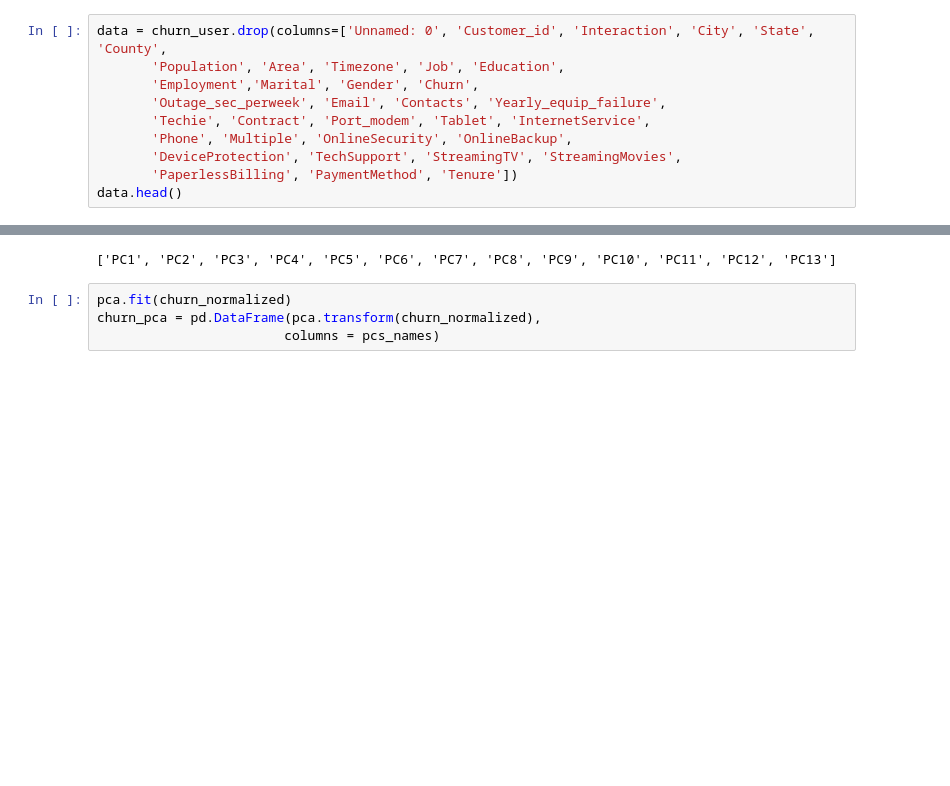
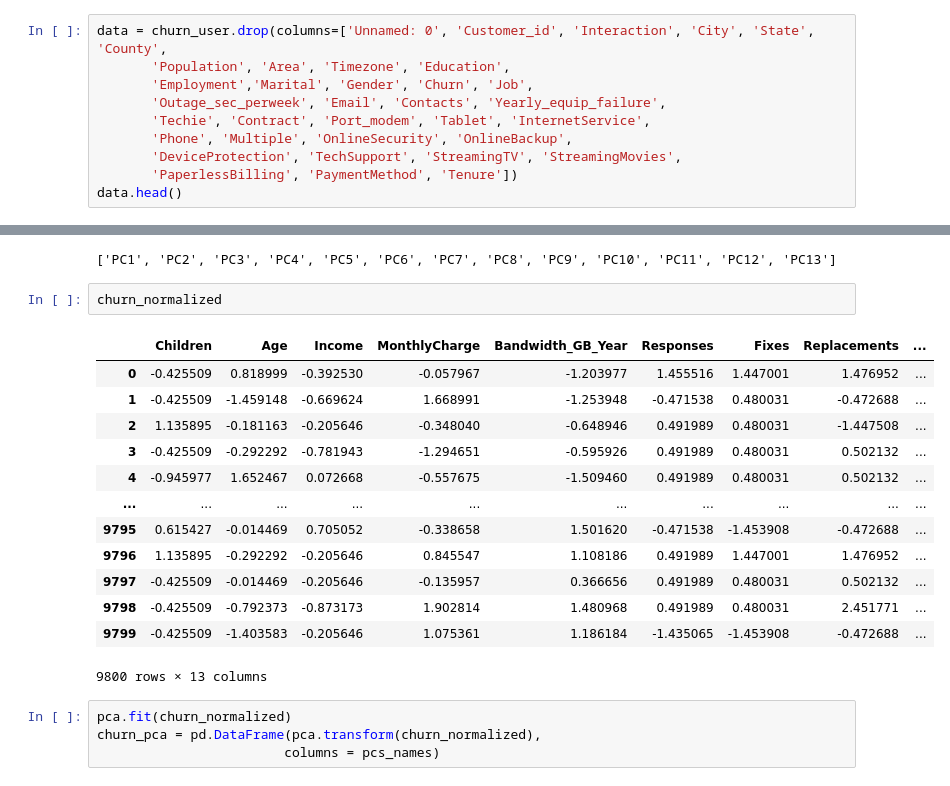
Before and after one commit to mattblasa/Data_Cleaning-D206, a Jupyter notebook: Blasa_Data_Cleaning.ipynb, the cells around one changed output, grey strips where cells are left out. Drawn from its saved outputs; the diff is of its cells as text; blank space fills up the shorter version.

```diff
--- a/Blasa_Data_Cleaning.ipynb
+++ b/Blasa_Data_Cleaning.ipynb
@@ -550,8 +465,8 @@ Index(['Unnamed: 0', 'Customer_id', 'Interaction', 'City', 'State', 'County',
       dtype='object')
 # %%
 data = churn_user.drop(columns=['Unnamed: 0', 'Customer_id', 'Interaction', 'City', 'State', 'County',
-       'Population', 'Area', 'Timezone', 'Job', 'Education',
-       'Employment','Marital', 'Gender', 'Churn',
+       'Population', 'Area', 'Timezone', 'Education',
+       'Employment','Marital', 'Gender', 'Churn', 'Job',
        'Outage_sec_perweek', 'Email', 'Contacts', 'Yearly_equip_failure',
        'Techie', 'Contract', 'Port_modem', 'Tablet', 'InternetService',
        'Phone', 'Multiple', 'OnlineSecurity', 'OnlineBackup',
@@ -615,6 +543,22 @@ for i, col in enumerate(churn_numeric.columns):
 print(pcs_names)
 # %% [output]
 ['PC1', 'PC2', 'PC3', 'PC4', 'PC5', 'PC6', 'PC7', 'PC8', 'PC9', 'PC10', 'PC11', 'PC12', 'PC13']
+# %%
+churn_normalized
+# %% [output]
+|  | Children | Age | Income | MonthlyCharge | Bandwidth_GB_Year | Responses | Fixes | Replacements | ... |
+| 0 | -0.425509 | 0.818999 | -0.392530 | -0.057967 | -1.203977 | 1.455516 | 1.447001 | 1.476952 | ... |
+| 1 | -0.425509 | -1.459148 | -0.669624 | 1.668991 | -1.253948 | -0.471538 | 0.480031 | -0.472688 | ... |
+| 2 | 1.135895 | -0.181163 | -0.205646 | -0.348040 | -0.648946 | 0.491989 | 0.480031 | -1.447508 | ... |
+| 3 | -0.425509 | -0.292292 | -0.781943 | -1.294651 | -0.595926 | 0.491989 | 0.480031 | 0.502132 | ... |
+| 4 | -0.945977 | 1.652467 | 0.072668 | -0.557675 | -1.509460 | 0.491989 | 0.480031 | 0.502132 | ... |
+| ... | ... | ... | ... | ... | ... | ... | ... | ... | ... |
+| 9795 | 0.615427 | -0.014469 | 0.705052 | -0.338658 | 1.501620 | -0.471538 | -1.453908 | -0.472688 | ... |
+| 9796 | 1.135895 | -0.292292 | -0.205646 | 0.845547 | 1.108186 | 0.491989 | 1.447001 | 1.476952 | ... |
+| 9797 | -0.425509 | -0.014469 | -0.205646 | -0.135957 | 0.366656 | 0.491989 | 0.480031 | 0.502132 | ... |
+| 9798 | -0.425509 | -0.792373 | -0.873173 | 1.902814 | 1.480968 | 0.491989 | 0.480031 | 2.451771 | ... |
+| 9799 | -0.425509 | -1.403583 | -0.205646 | 1.075361 | 1.186184 | -1.435065 | -1.453908 | -0.472688 | ... |
+9800 rows × 13 columns
 # %%
 pca.fit(churn_normalized)
 churn_pca = pd.DataFrame(pca.transform(churn_normalized),
```
Also changed, not shown: parts of 24 cells of this notebook.
